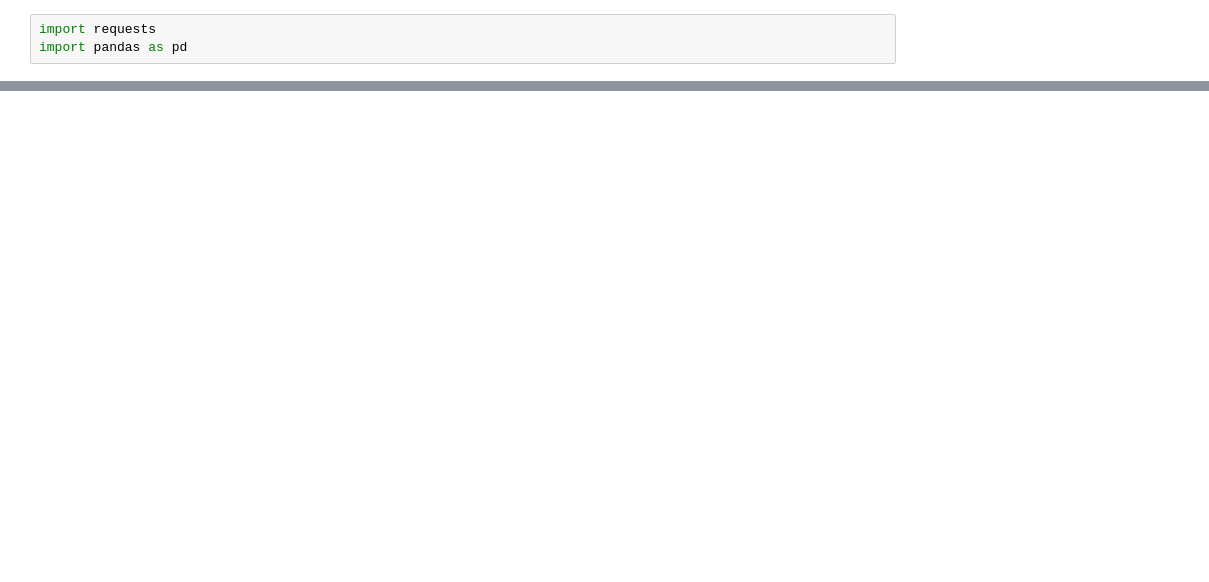
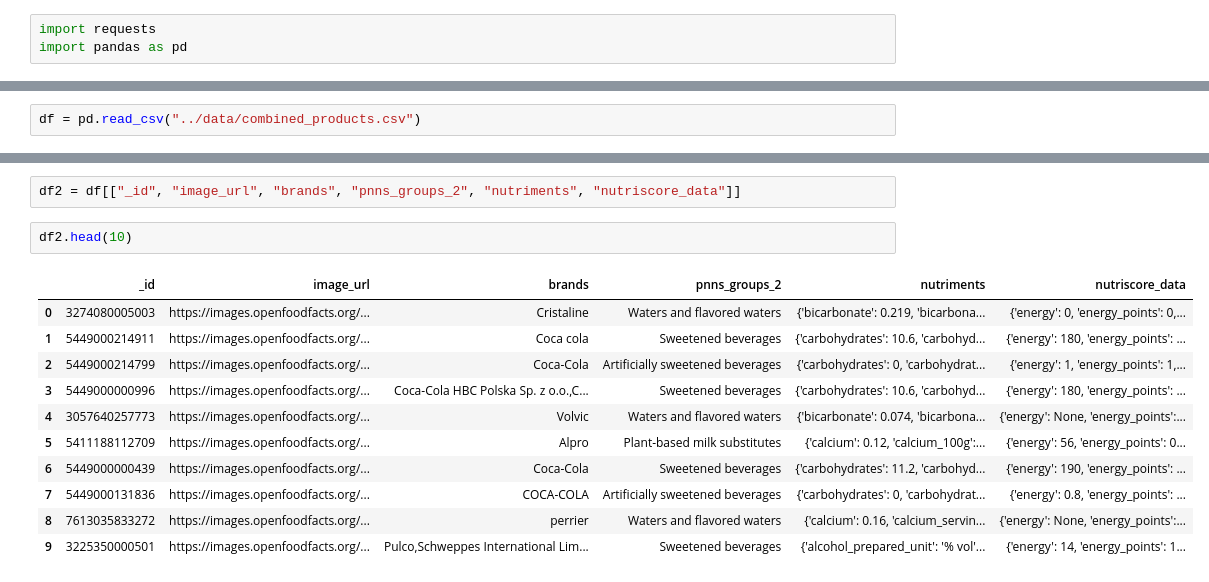
Before and after one commit to risg99/Nutriscore-Label-Decision-Modeling, a Jupyter notebook: code/extract_products_by_category.ipynb, the cells around one changed output, grey strips where cells are left out. Drawn from its saved outputs; the diff is of its cells as text; blank space fills up the shorter version.

Commit message:
preprocess and clean extracted data

```diff
--- a/code/extract_products_by_category.ipynb
+++ b/code/extract_products_by_category.ipynb
@@ -52,0 +48,2 @@ Combined products saved to combined_products.csv
+# %%
+df = pd.read_csv("../data/combined_products.csv")
@@ -52,0 +57,16 @@ Combined products saved to combined_products.csv
+# %%
+df2 = df[["_id", "image_url", "brands", "pnns_groups_2", "nutriments", "nutriscore_data"]]
+# %%
+df2.head(10)
+# %% [output]
+|  | _id | image_url | brands | pnns_groups_2 | nutriments | nutriscore_data |
+| 0 | 3274080005003 | https://images.openfoodfacts.org/... | Cristaline | Waters and flavored waters | {'bicarbonate': 0.219, 'bicarbona... | {'energy': 0, 'energy_points': 0,... |
+| 1 | 5449000214911 | https://images.openfoodfacts.org/... | Coca cola | Sweetened beverages | {'carbohydrates': 10.6, 'carbohyd... | {'energy': 180, 'energy_points': ... |
+| 2 | 5449000214799 | https://images.openfoodfacts.org/... | Coca-Cola | Artificially sweetened beverages | {'carbohydrates': 0, 'carbohydrat... | {'energy': 1, 'energy_points': 1,... |
+| 3 | 5449000000996 | https://images.openfoodfacts.org/... | Coca-Cola HBC Polska Sp. z o.o.,C... | Sweetened beverages | {'carbohydrates': 10.6, 'carbohyd... | {'energy': 180, 'energy_points': ... |
+| 4 | 3057640257773 | https://images.openfoodfacts.org/... | Volvic | Waters and flavored waters | {'bicarbonate': 0.074, 'bicarbona... | {'energy': None, 'energy_points':... |
+| 5 | 5411188112709 | https://images.openfoodfacts.org/... | Alpro | Plant-based milk substitutes | {'calcium': 0.12, 'calcium_100g':... | {'energy': 56, 'energy_points': 0... |
+| 6 | 5449000000439 | https://images.openfoodfacts.org/... | Coca-Cola | Sweetened beverages | {'carbohydrates': 11.2, 'carbohyd... | {'energy': 190, 'energy_points': ... |
+| 7 | 5449000131836 | https://images.openfoodfacts.org/... | COCA-COLA | Artificially sweetened beverages | {'carbohydrates': 0, 'carbohydrat... | {'energy': 0.8, 'energy_points': ... |
+| 8 | 7613035833272 | https://images.openfoodfacts.org/... | perrier | Waters and flavored waters | {'calcium': 0.16, 'calcium_servin... | {'energy': None, 'energy_points':... |
+| 9 | 3225350000501 | https://images.openfoodfacts.org/... | Pulco,Schweppes International Lim... | Sweetened beverages | {'alcohol_prepared_unit': '% vol'... | {'energy': 14, 'energy_points': 1... |
```
Also changed, not shown: parts of 17 cells of this notebook, 1 other file.
